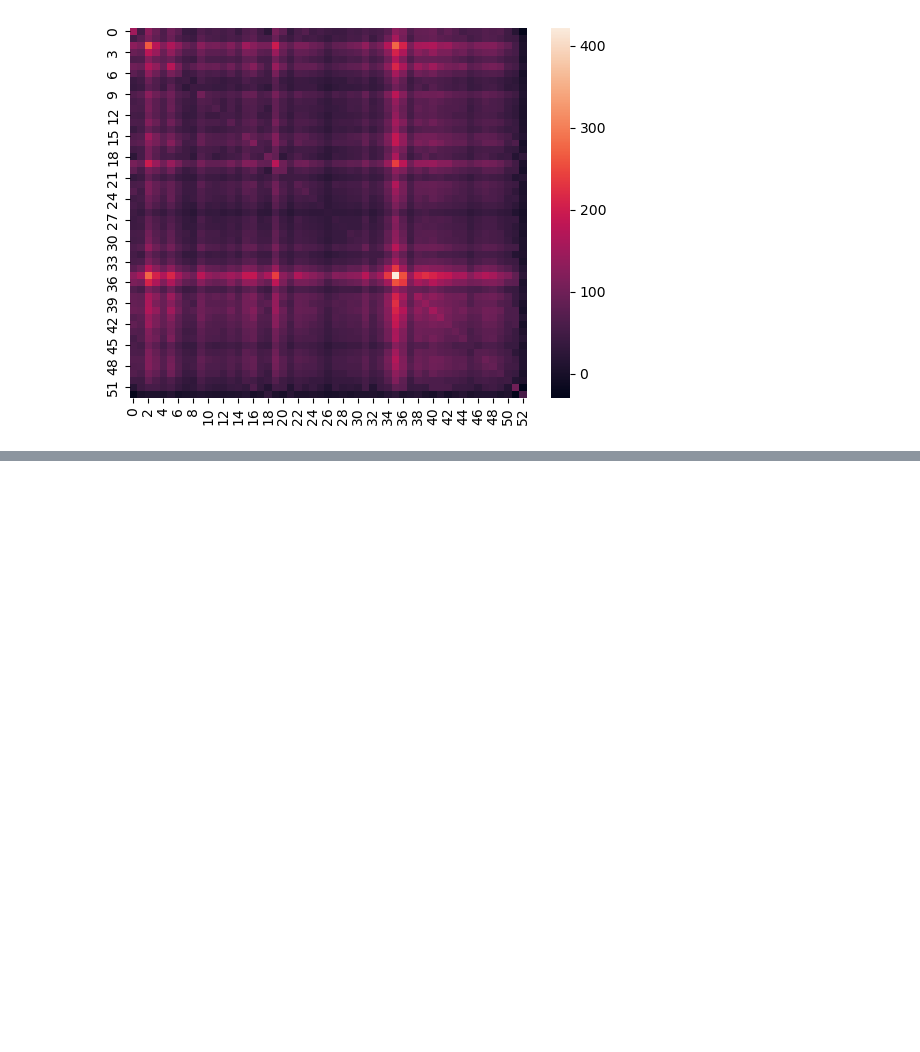
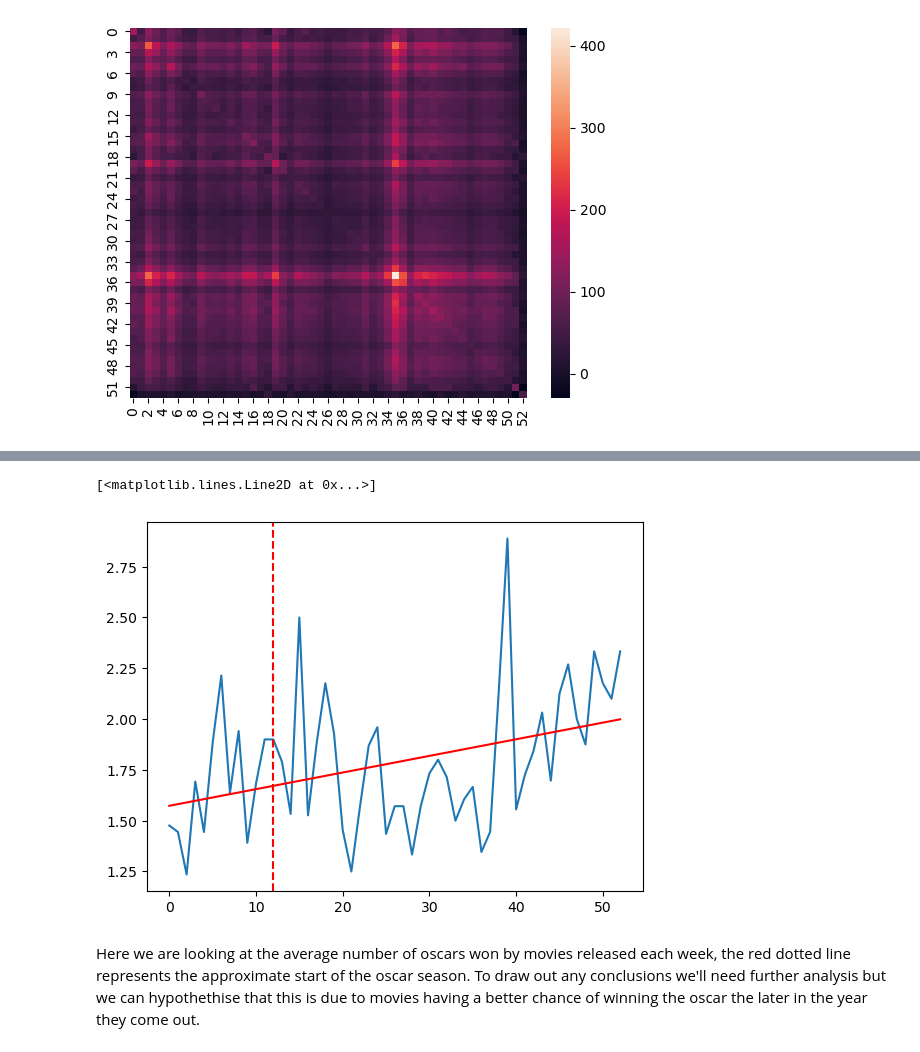
Before and after one commit to epfl-ada/ada-2023-project-deapdatadestroyers, a Jupyter notebook: data_movie_analysis_PCA.ipynb, the cells around one changed output, grey strips where cells are left out. Saved outputs shown, nothing was run; the diff lists cells and outputs as text; code cells hidden in the pictures; blank space fills up the shorter version.

Commit message:
PCA+oscar analysis+readme

```diff
--- a/data_movie_analysis_PCA.ipynb
+++ b/data_movie_analysis_PCA.ipynb
@@ -226,0 +191,4 @@ plt.show()
+# %%
+#load oscar reward dataset
+df_oscar = load_oscar_winner()
+display(df_oscar)
@@ -226,0 +209,41 @@ plt.show()
+# %%
+#load file with ceremony dates
+df_date_ceremony = pd.read_csv('oscars_ceremony_dates.csv')
+#filter the dataframe to only include rows where 'winner' is True
+df_winner_movie = df_oscar[df_oscar['winner'] == True]
+#merge the datasets on ceremony number
+df_winner_movie = pd.merge(df_winner_movie, df_date_ceremony, on='ceremony', how='left')
+# %%
+#group by the movie name and count the winners time
+df_winner_movie = df_winner_movie.groupby('Name').agg(
+    num_oscars_won=pd.NamedAgg(column='winner', aggfunc='size'),
+    date_won=pd.NamedAgg(column='date', aggfunc=lambda x: list(x))
+).reset_index()
+#sort the movies by oscars won
+df_oscar_wins = df_winner_movie.sort_values(by='num_oscars_won', ascending=False)
+# %%
+#merge CMU and oscars awards dataset
+df_movie_oscars = pd.merge(df_movie, df_oscar_wins, left_on='Name', right_on='Name', how='left')
+#replace NaN values in 'num_oscars_won' with 0 for movies that didn't win any Oscars
+df_movie_oscars['num_oscars_won'].fillna(0, inplace=True)
+#extracting only the movies who won at least 1 oscar
+only_winners = df_movie_oscars[(df_movie_oscars['num_oscars_won'] > 0)]
+#using our function to get additionnal information
+only_winners = new_date_format(only_winners)
+# %%
+#looking at average number of oscars won by movies which came out each week
+average_oscar_per_week = only_winners.groupby('Week_Number')['num_oscars_won'].mean()
+average_oscar_per_week_array = average_oscar_per_week.values
+weeks = np.arange(0,53)
+#computing a linear regression to highlight particular trends
+coefficients = np.polyfit(weeks, average_oscar_per_week_array, 1)
+linear_fit = np.poly1d(coefficients)
+
+plt.plot(average_oscar_per_week_array)
+plt.axvline(x=12, color='red', linestyle='--', label='Oscar season begins')
+plt.plot(weeks, linear_fit(weeks), color='red', label='Linear Regression')
+# %% [output]
+[<matplotlib.lines.Line2D at 0x...>]
+[figure, added]
+# %% [markdown]
+Here we are looking at the average number of oscars won by movies released each week, the red dotted line represents the approximate start of the oscar season. To draw out any conclusions we'll need further analysis but we can hypothethise that this is due to movies having a better chance of winning the oscar the later in the year they come out.
```
Also changed, not shown: parts of 15 cells of this notebook, 1 other file.
